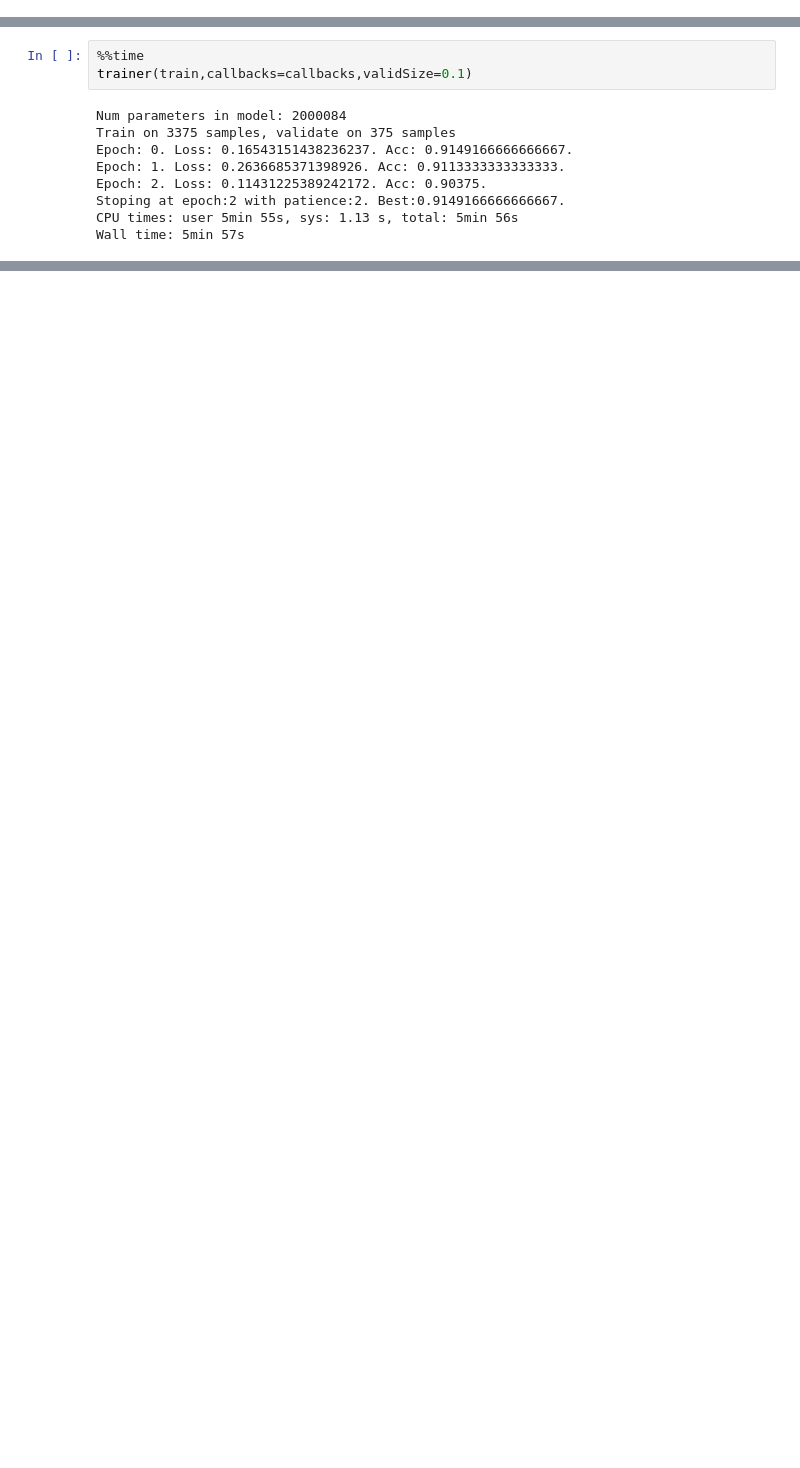
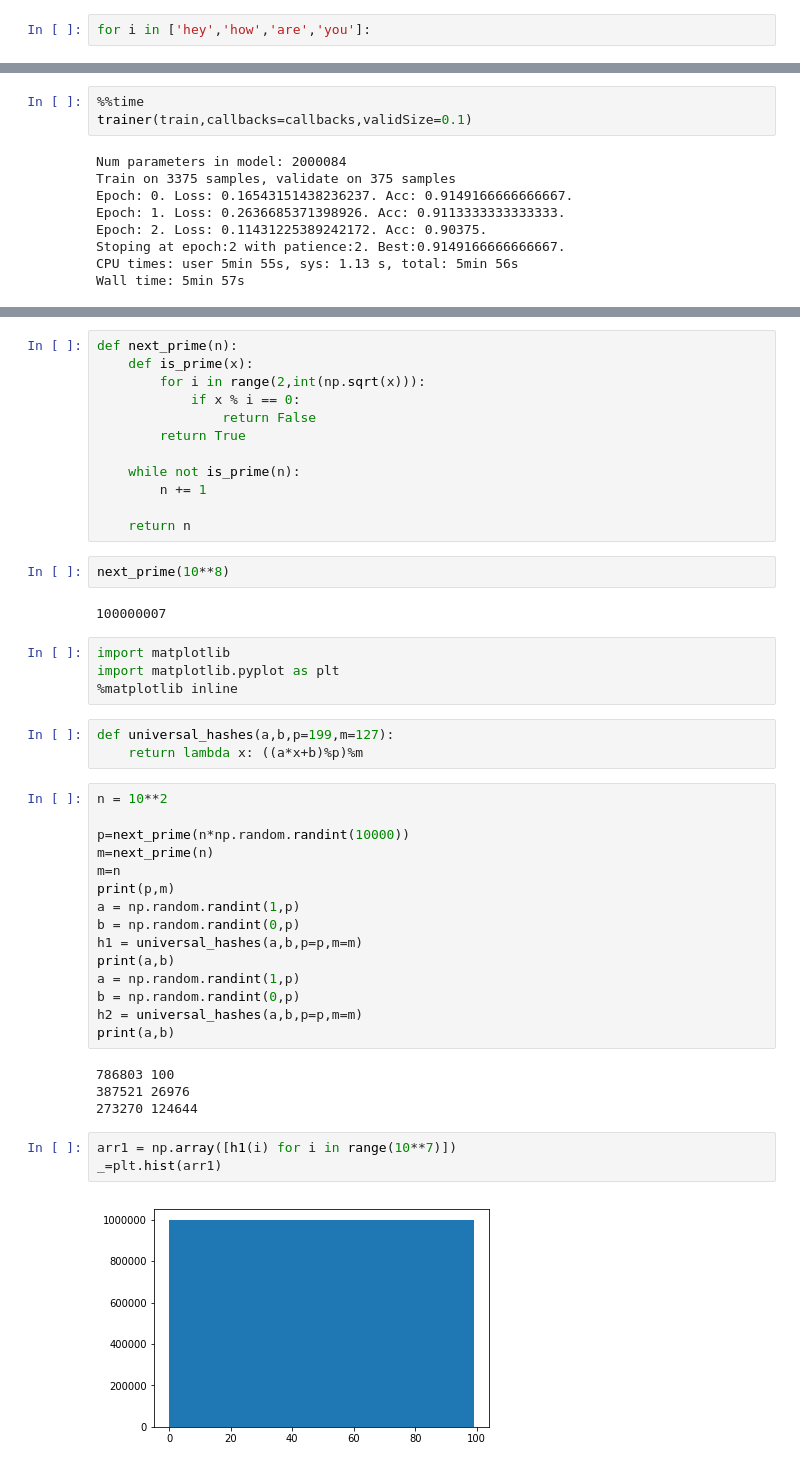
Before and after one commit to YannDubs/Hash-Embeddings, a Jupyter notebook: notebooks/Results.ipynb, the cells around one changed output, grey strips where cells are left out. Drawn from its saved outputs; the diff is of its cells as text; blank space fills up the shorter version.

```diff
--- a/notebooks/Results.ipynb
+++ b/notebooks/Results.ipynb
@@ -70,0 +187,2 @@ callbacks = [EarlyStopping(patience=patience)]
+# %%
+for i in ['hey','how','are','you']:
@@ -116,0 +434,47 @@ Wall time: 5min 57s
+# %%
+def next_prime(n):
+    def is_prime(x):
+        for i in range(2,int(np.sqrt(x))):
+            if x % i == 0:
+                return False
+        return True
+
+    while not is_prime(n):
+        n += 1
+
+    return n
+# %%
+next_prime(10**8)
+# %% [output]
+100000007
+# %%
+import matplotlib
+import matplotlib.pyplot as plt
+%matplotlib inline
+# %%
+def universal_hashes(a,b,p=199,m=127):
+    return lambda x: ((a*x+b)%p)%m
+# %%
+n = 10**2
+
+p=next_prime(n*np.random.randint(10000))
+m=next_prime(n)
+m=n
+print(p,m)
+a = np.random.randint(1,p)
+b = np.random.randint(0,p)
+h1 = universal_hashes(a,b,p=p,m=m)
+print(a,b)
+a = np.random.randint(1,p)
+b = np.random.randint(0,p)
+h2 = universal_hashes(a,b,p=p,m=m)
+print(a,b)
+# %% [output]
+786803 100
+387521 26976
+273270 124644
+# %%
+arr1 = np.array([h1(i) for i in range(10**7)])
+_=plt.hist(arr1)
+# %% [output]
+[figure, added]
```
Also changed, not shown: parts of 43 cells of this notebook, 4 other files.
